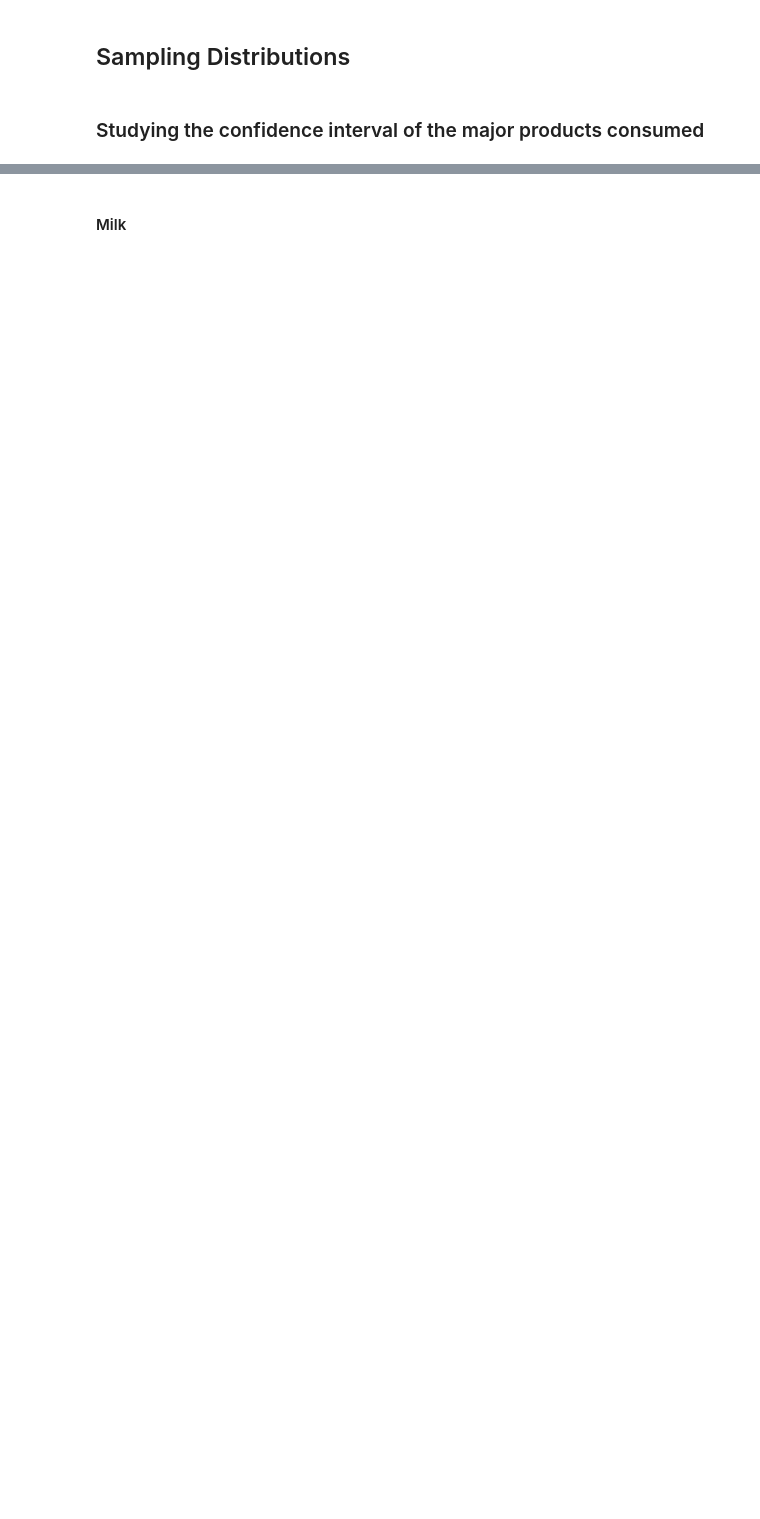
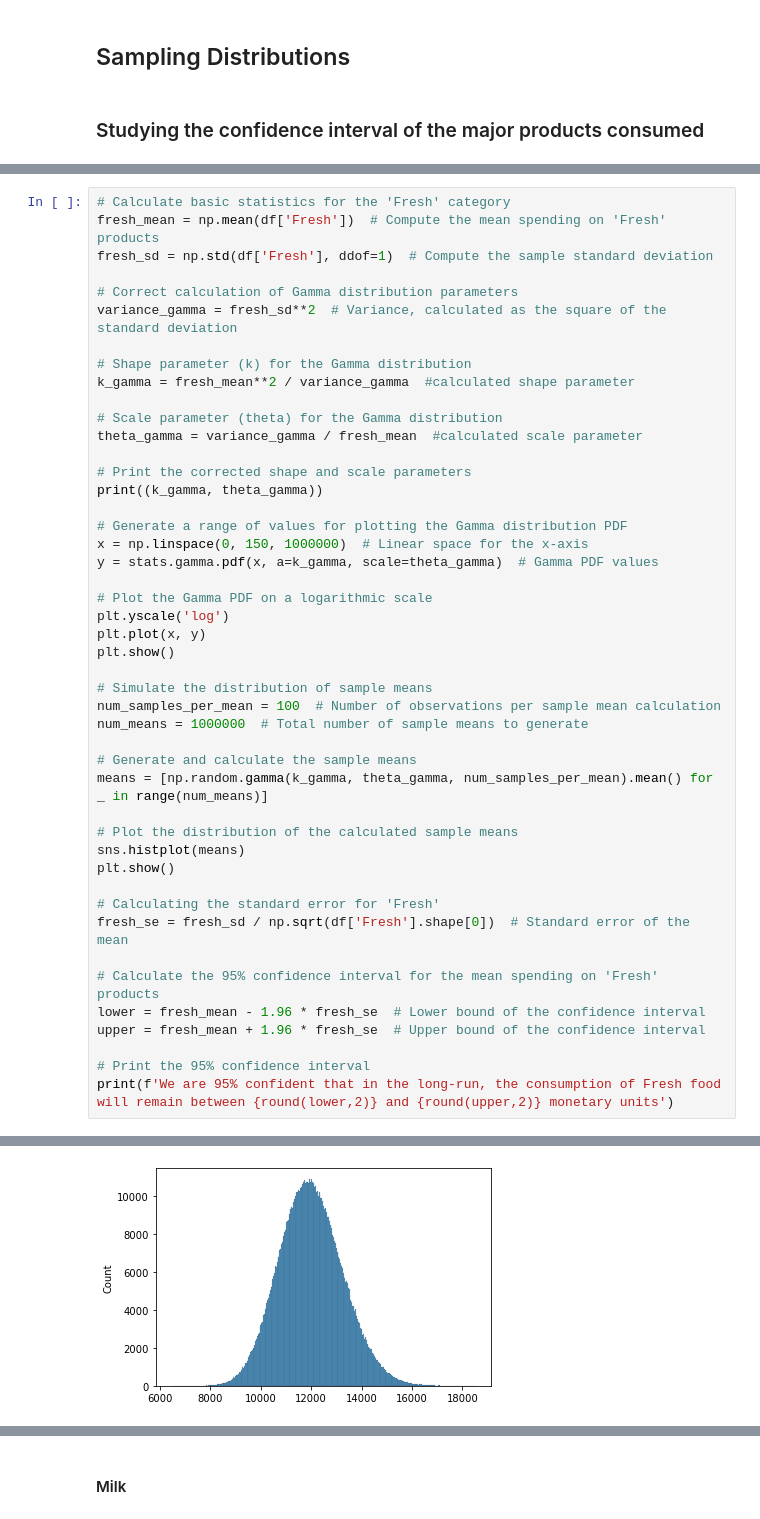
Before and after one commit to lopez-Luis89/Team_Project_AAI-500, a Jupyter notebook: Team Project AAI 500.ipynb, the cells around one changed output, grey strips where cells are left out. Cells and saved outputs as stored; diff of their text form; blank space fills up the shorter version.

```diff
--- a/Team Project AAI 500.ipynb
+++ b/Team Project AAI 500.ipynb
@@ -222,0 +171,47 @@ We are 95% confident that in the lon-run, the consumption of Fresh food will rem
+# %%
+# Calculate basic statistics for the 'Fresh' category
+fresh_mean = np.mean(df['Fresh'])  # Compute the mean spending on 'Fresh' products
+fresh_sd = np.std(df['Fresh'], ddof=1)  # Compute the sample standard deviation
+
+# Correct calculation of Gamma distribution parameters
+variance_gamma = fresh_sd**2  # Variance, calculated as the square of the standard deviation
+
+# Shape parameter (k) for the Gamma distribution
+k_gamma = fresh_mean**2 / variance_gamma  #calculated shape parameter
+
+# Scale parameter (theta) for the Gamma distribution
+theta_gamma = variance_gamma / fresh_mean  #calculated scale parameter
+
+# Print the corrected shape and scale parameters
+print((k_gamma, theta_gamma))
+
+# Generate a range of values for plotting the Gamma distribution PDF
+x = np.linspace(0, 150, 1000000)  # Linear space for the x-axis
+y = stats.gamma.pdf(x, a=k_gamma, scale=theta_gamma)  # Gamma PDF values
+
+# Plot the Gamma PDF on a logarithmic scale
+plt.yscale('log')
+plt.plot(x, y)
+plt.show()
+
+# Simulate the distribution of sample means
+num_samples_per_mean = 100  # Number of observations per sample mean calculation
+num_means = 1000000  # Total number of sample means to generate
+
+# Generate and calculate the sample means
+means = [np.random.gamma(k_gamma, theta_gamma, num_samples_per_mean).mean() for _ in range(num_means)]
+
+# Plot the distribution of the calculated sample means
+sns.histplot(means)
+plt.show()
+
+# Calculating the standard error for 'Fresh'
+fresh_se = fresh_sd / np.sqrt(df['Fresh'].shape[0])  # Standard error of the mean
+
+# Calculate the 95% confidence interval for the mean spending on 'Fresh' products
+lower = fresh_mean - 1.96 * fresh_se  # Lower bound of the confidence interval
+upper = fresh_mean + 1.96 * fresh_se  # Upper bound of the confidence interval
+
+# Print the 95% confidence interval
+print(f'We are 95% confident that in the long-run, the consumption of Fresh food will remain between {round(lower,2)} and {round(upper,2)} monetary units')
+# %% [output]
@@ -222,0 +220 @@ We are 95% confident that in the lon-run, the consumption of Fresh food will rem
+[figure, added]
```
Also changed, not shown: parts of 20 cells of this notebook.
